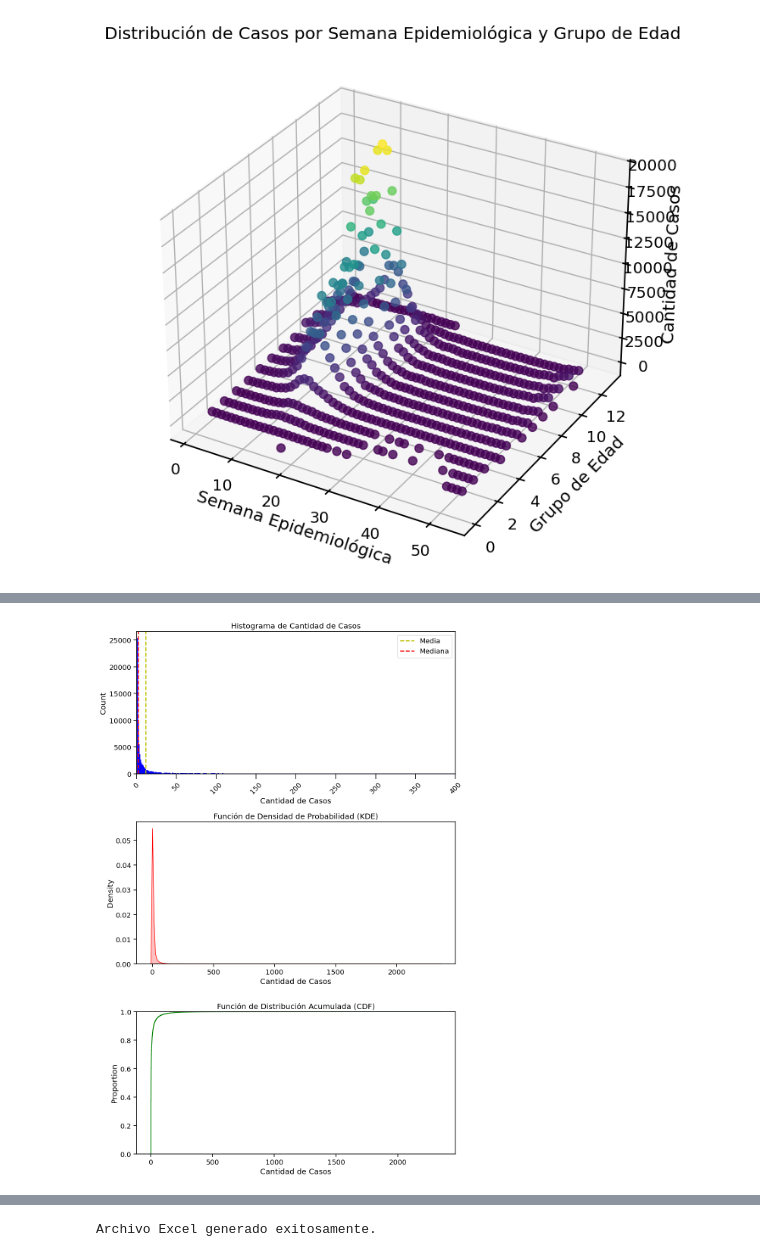
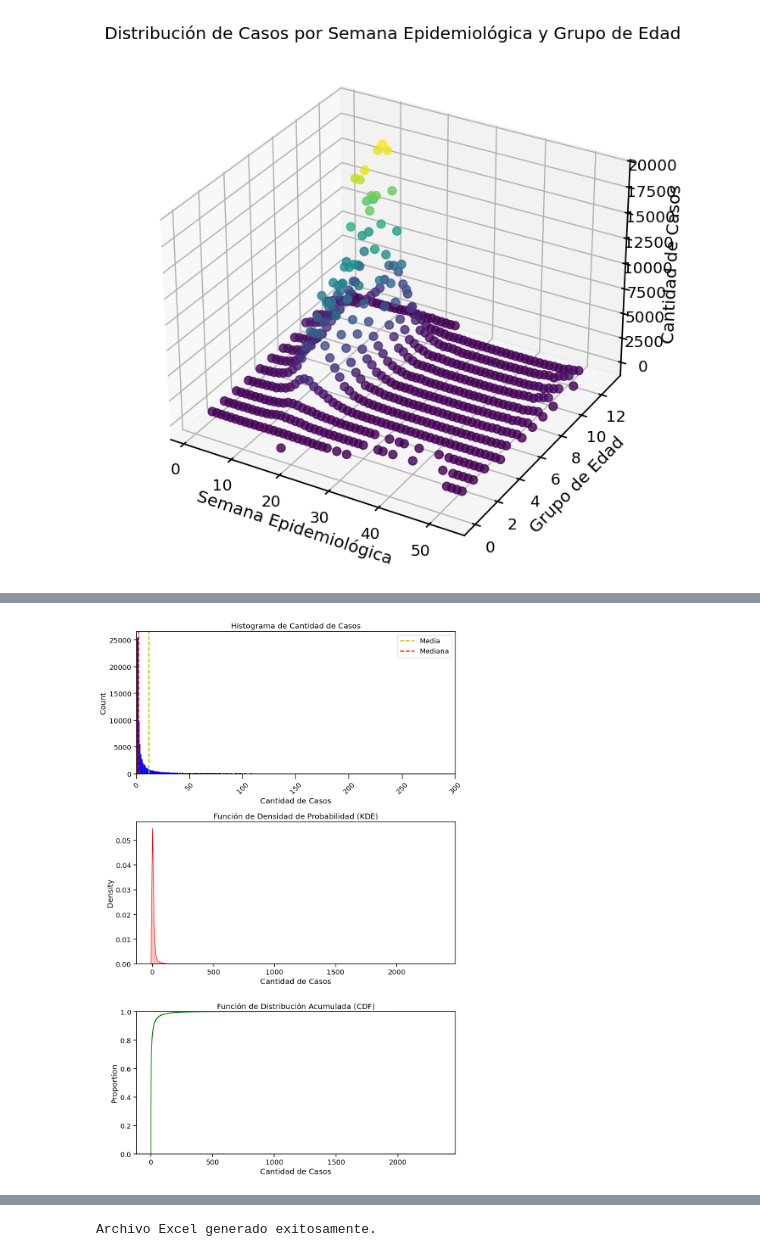
Before and after one commit to migue212852/SistemaSalud, a Jupyter notebook: Análisis_Casos_de_Dengue_en_Arg.ipynb, the cells around one changed output, grey strips where cells are left out. Drawn from its saved outputs; the diff is of its cells as text; code cells hidden in the pictures.

```diff
--- a/Análisis_Casos_de_Dengue_en_Arg.ipynb
+++ b/Análisis_Casos_de_Dengue_en_Arg.ipynb
@@ -770,7 +862,7 @@ plt.show()
 fig, axs = plt.subplots(3, 1, figsize=(10, 15))
 
 # Establecer el límite máximo para el eje X (450 o el máximo en los datos)
-M = min(df_filtrado['cantidad_casos'].max(), 400)
+M = min(df_filtrado['cantidad_casos'].max(), 300)
 
 # Calcular valores de tendencia central
 media = df_filtrado['cantidad_casos'].mean()
@@ -779,31 +871,31 @@ mediana = df_filtrado['cantidad_casos'].median()
 # Histograma con líneas de tendencia central
 sns.histplot(df_filtrado['cantidad_casos'], color='cyan', edgecolor='blue', linewidth=2, ax=axs[0])
 axs[0].set_xlim(0, M)
 axs[0].set_xlabel('Cantidad de Casos')
 axs[0].set_title('Histograma de Cantidad de Casos')
 axs[0].tick_params(axis='x', rotation=45, size=10)
 
 # Líneas de Media y Mediana
 axs[0].axvline(media, color='y', linestyle='dashed', linewidth=2, label='Media')
 axs[0].axvline(mediana, color='r', linestyle='dashed', linewidth=2, label='Mediana')
 
 # Mostrar la leyenda en el histograma
 axs[0].legend()
 
 # Gráfico de Densidad de Probabilidad (KDE)
 sns.kdeplot(df_filtrado['cantidad_casos'], color='red', fill=True, ax=axs[1])
 axs[1].set_xlabel('Cantidad de Casos')
 axs[1].set_title('Función de Densidad de Probabilidad (KDE)')
 
 # Gráfico de Distribución Acumulada (CDF)
 sns.ecdfplot(df_filtrado['cantidad_casos'], color='green', ax=axs[2])
 axs[2].set_xlabel('Cantidad de Casos')
 axs[2].set_title('Función de Distribución Acumulada (CDF)')
 
 # Ajustar el diseño de las subtramas para mejor visualización
 plt.tight_layout()
 
 # Mostrar los gráficos
 plt.show()
 # %% [output]
-[figure, old version]
+[figure, new version]
```
Also changed, not shown: parts of 18 cells of this notebook.
